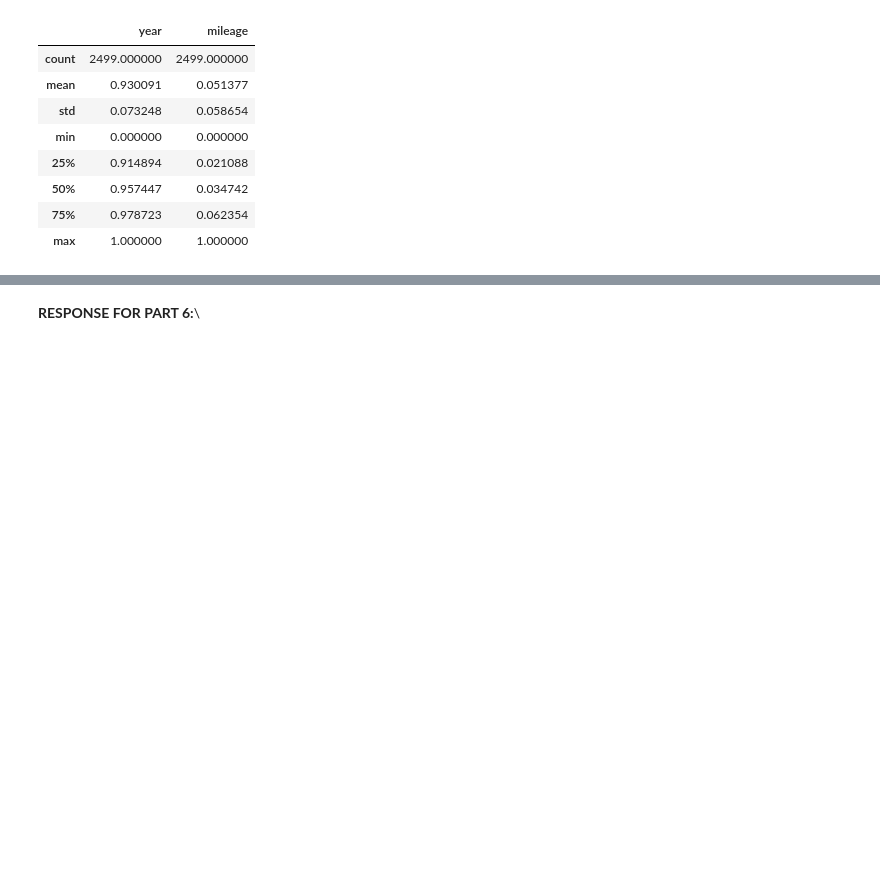
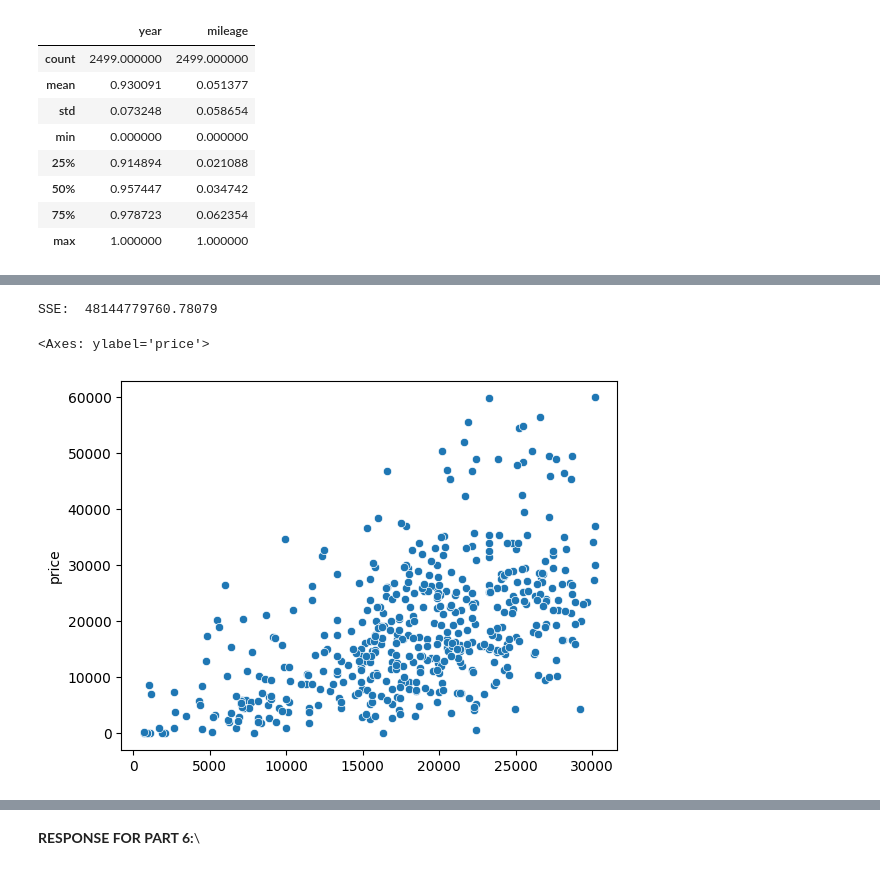
Before and after one commit to chrryyy/assignment3, a Jupyter notebook: assignment_knn_and_kmc.ipynb, the cells around one changed output, grey strips where cells are left out. Saved outputs shown, nothing was run; the diff lists cells and outputs as text; code cells hidden in the pictures; blank space fills up the shorter version.

```diff
--- a/assignment_knn_and_kmc.ipynb
+++ b/assignment_knn_and_kmc.ipynb
@@ -273,0 +300,14 @@ X_train, X_test, y_train, y_test = train_test_split(X, y, test_size = 0.2, rando
+# %%
+# Part 4 - Use kNN for regression to predict using year and mileage
+# k = 25
+model = kNNRegression(n_neighbors = 25)
+fitted_model = model.fit(X_train, y_train)
+y_hat = fitted_model.predict(X_test)
+sse = np.sum( (y_test - y_hat)**2 )
+print("SSE: ", sse)
+
+sns.scatterplot(x = y_hat, y = y_test)
+# %% [output]
+SSE:  48144779760.78079
+<Axes: ylabel='price'>
+[figure, added]
```
Also changed, not shown: parts of 9 cells of this notebook.
